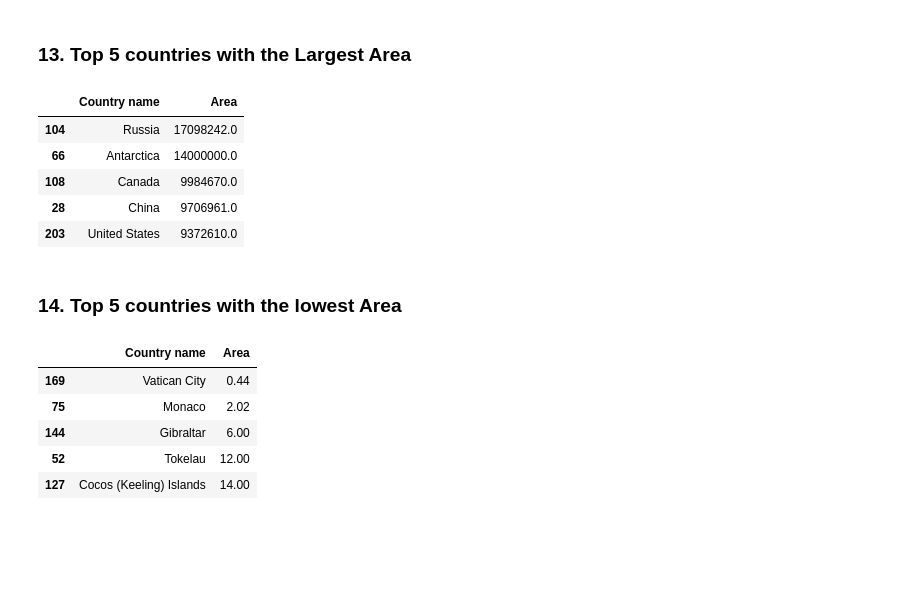
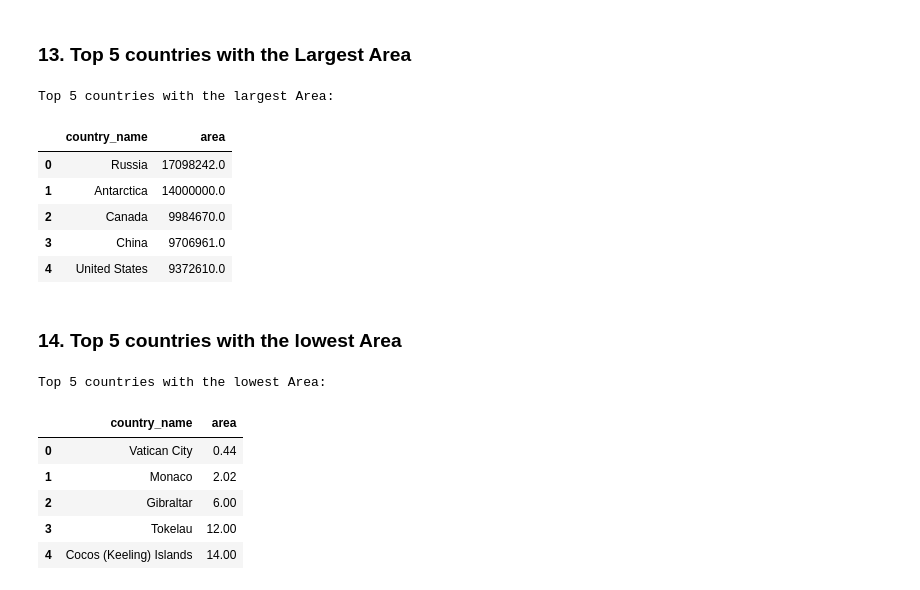
Before and after one commit to bazuayelewis/travel-agency-hackathon, a Jupyter notebook: Travel_Agency.ipynb, the cells around one changed output. Drawn from its saved outputs; the diff is of its cells as text; code cells hidden in the pictures; blank space fills up the shorter version.

```diff
--- a/Travel_Agency.ipynb
+++ b/Travel_Agency.ipynb
@@ -95,6 +22,4 @@ if __name__ == "__main__":
 # %%
 import pandas as pd
-# %%
-pd.set_option('display.max_rows', None)
 # %%
 df = pd.DataFrame(extracted_data)
@@ -350,28 +245,32 @@ Two countries with lowest population for each continent:
 ### 13. Top 5 countries with the Largest Area
 # %%
 # Sort the DataFrame by 'Area' column in descending order and select top 5
-top_5_countries = df.nlargest(5, 'Area')
+top_5_countries = df.nlargest(5, 'area').reset_index()
 
 # Result
-top_5_countries[['Country name', 'Area']]
+print('Top 5 countries with the largest Area:')
+top_5_countries[['country_name', 'area']]
 # %% [output]
+Top 5 countries with the largest Area:
-|  | Country name | Area |
-| 104 | Russia | 17098242.0 |
-| 66 | Antarctica | 14000000.0 |
-| 108 | Canada | 9984670.0 |
-| 28 | China | 9706961.0 |
-| 203 | United States | 9372610.0 |
+|  | country_name | area |
+| 0 | Russia | 17098242.0 |
+| 1 | Antarctica | 14000000.0 |
+| 2 | Canada | 9984670.0 |
+| 3 | China | 9706961.0 |
+| 4 | United States | 9372610.0 |
 # %% [markdown]
 ### 14. Top 5 countries with the lowest Area
 # %%
 # Sort the DataFrame by 'Area' column in ascending order and select bottom 5
-bottom_5_countries = df.nsmallest(5, 'Area')
+bottom_5_countries = df.nsmallest(5, 'area').reset_index()
 
-bottom_5_countries[['Country name', 'Area']]
+print('Top 5 countries with the lowest Area:')
+bottom_5_countries[['country_name', 'area']]
 # %% [output]
+Top 5 countries with the lowest Area:
-|  | Country name | Area |
-| 169 | Vatican City | 0.44 |
-| 75 | Monaco | 2.02 |
-| 144 | Gibraltar | 6.00 |
-| 52 | Tokelau | 12.00 |
-| 127 | Cocos (Keeling) Islands | 14.00 |
+|  | country_name | area |
+| 0 | Vatican City | 0.44 |
+| 1 | Monaco | 2.02 |
+| 2 | Gibraltar | 6.00 |
+| 3 | Tokelau | 12.00 |
+| 4 | Cocos (Keeling) Islands | 14.00 |
```
Also changed, not shown: parts of 27 cells of this notebook.
